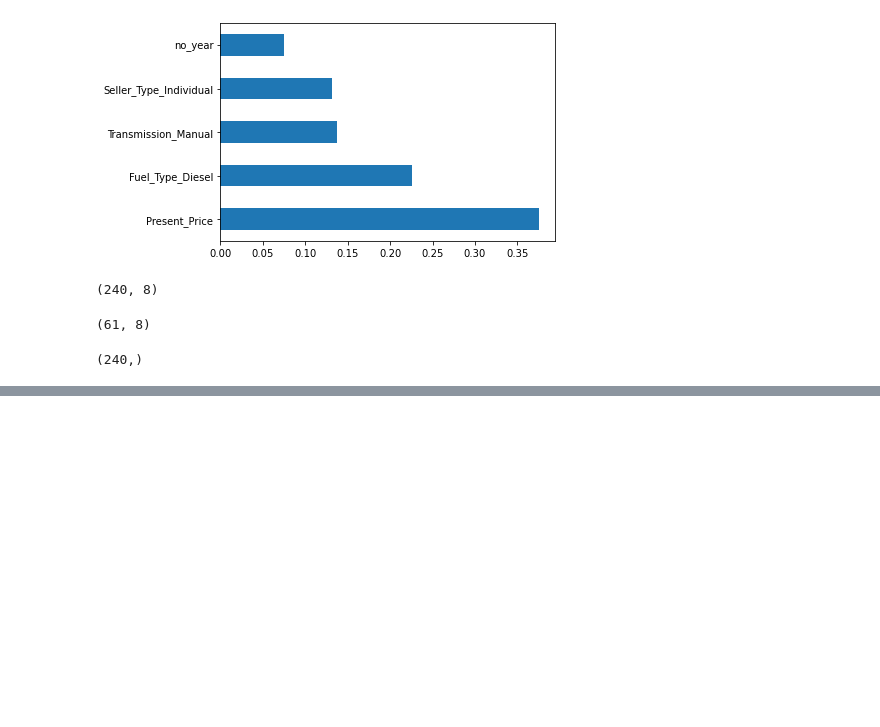
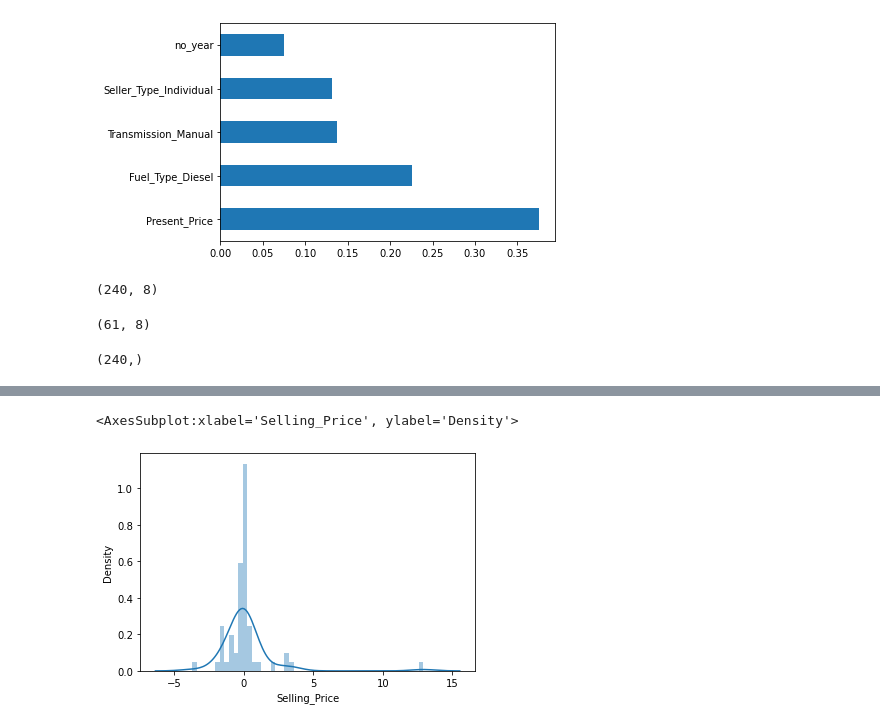
Before and after one commit to anikislam104/vehicle-dataset-from-cardekho, a Jupyter notebook: cardekho.ipynb, the cells around one changed output, grey strips where cells are left out. Saved outputs shown, nothing was run; the diff lists cells and outputs as text; code cells hidden in the pictures; blank space fills up the shorter version.

Commit message:
model creation and prediction

```diff
--- a/cardekho.ipynb
+++ b/cardekho.ipynb
@@ -180,0 +204,6 @@ y_train.shape
+# %%
+rf=RandomForestRegressor()
+# %%
+rf_random=RandomizedSearchCV(estimator=rf,param_distributions=random_grid,scoring='neg_mean_squared_error',n_iter=10, cv=5, verbose=2,random_state=42,n_jobs=1)
+# %%
+rf_random.fit(X_train,y_train)
@@ -180,0 +240,2 @@ y_train.shape
+# %%
+prediction=rf_random.predict(X_test)
@@ -180,0 +258,5 @@ y_train.shape
+# %%
+sns.distplot(y_test-prediction)
+# %% [output]
+<AxesSubplot:xlabel='Selling_Price', ylabel='Density'>
+[figure, added]
```
Also changed, not shown: parts of 7 cells of this notebook.
